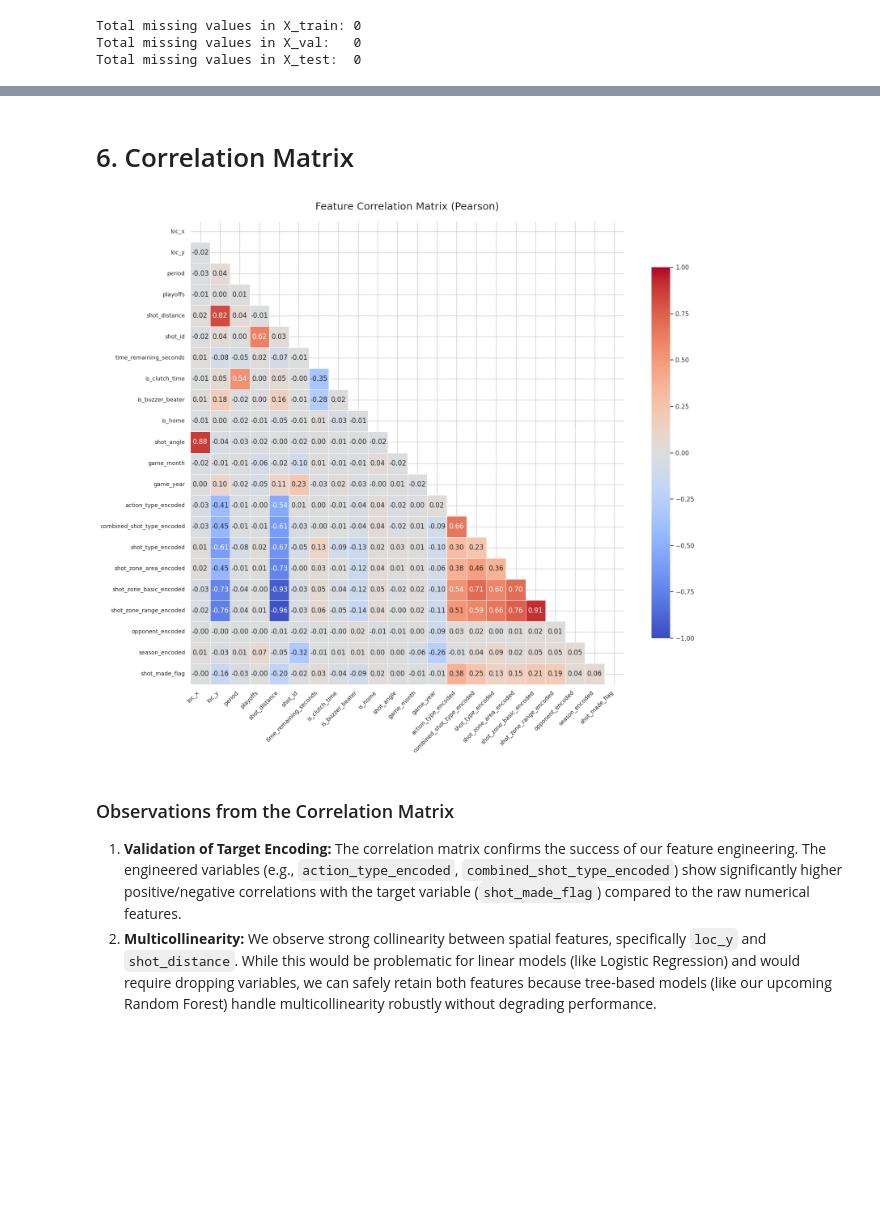
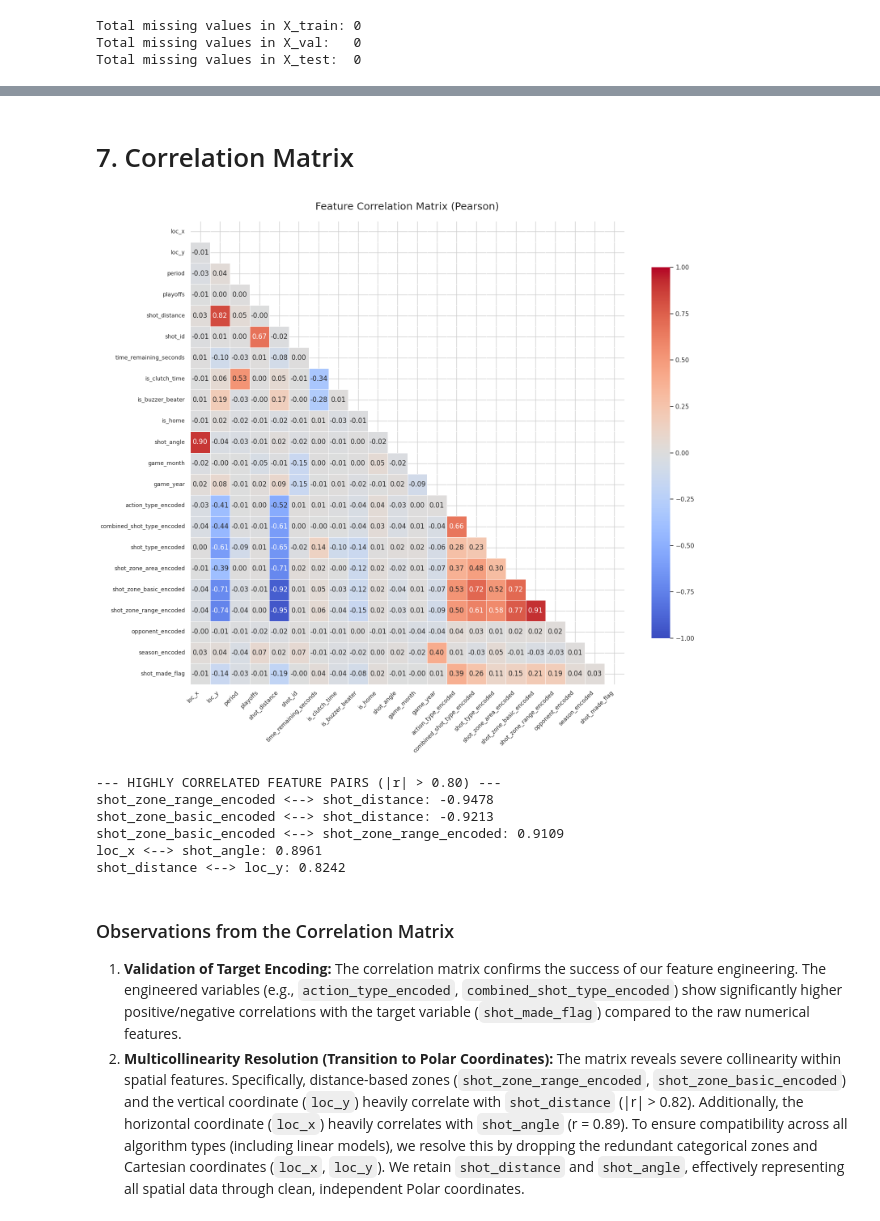
Before and after one commit to damianobenatti02/Kobe-Bryant-Shot-Selection, a Jupyter notebook: software/kobe_analysis.ipynb, the cells around one changed output, grey strips where cells are left out. Drawn from its saved outputs; the diff is of its cells as text; code cells hidden in the pictures; blank space fills up the shorter version.

```diff
--- a/software/kobe_analysis.ipynb
+++ b/software/kobe_analysis.ipynb
@@ -298,5 +406,5 @@ Name: count, dtype: int64
 # %% [markdown]
-# 6. Correlation Matrix
+# 7. Correlation Matrix
 # %%
 # We calculate the Pearson correlation matrix to identify linear relationships
 # between features and check for multicollinearity before modeling.
@@ -310,36 +418,63 @@ corr_matrix = df_corr.corr()
 
 # 3. Create a mask to hide the upper triangle (since the matrix is symmetrical)
 # This makes the plot much cleaner and more professional
 mask = np.triu(np.ones_like(corr_matrix, dtype=bool))
 
 # 4. Set up the matplotlib figure
 plt.figure(figsize=(16, 14))
 
 # 5. Draw the heatmap
 sns.heatmap(
     corr_matrix,
     mask=mask,
     cmap='coolwarm',   # Red = Positive correlation, Blue = Negative correlation
     vmax=1.0, vmin=-1.0,
     center=0,
     annot=True,        # Show the actual correlation numbers
     fmt=".2f",         # Format numbers to 2 decimal places
     linewidths=.5,
     cbar_kws={"shrink": .8}
 )
 
 # 6. Formatting
 plt.title("Feature Correlation Matrix (Pearson)", fontsize=18, pad=20)
 plt.xticks(rotation=45, ha='right', fontsize=10)
 plt.yticks(fontsize=10)
 plt.tight_layout()
 
 plt.show()
 
-# (Optional clean up: df_corr is temporary, so X_train remains clean for the model)
+# 7. Check and print highly correlated feature pairs to analyze multicollinearity
+print("\n--- HIGHLY CORRELATED FEATURE PAIRS (|r| > 0.80) ---")
+threshold = 0.80
+
+# Unstack the matrix to get a list of all pairs
+corr_pairs = corr_matrix.unstack().sort_values(key=abs, ascending=False)
+
+# Filter out self-correlations (1.0) and weak correlations
+highly_correlated = corr_pairs[(abs(corr_pairs) > threshold) & (corr_pairs < 1.0)]
+
+# Use a set to avoid printing both A<->B and B<->A
+printed_pairs = set()
+for (feat1, feat2), corr_value in highly_correlated.items():
+    # We only care about feature-to-feature correlation, ignore the target variable
+    if feat1 != 'shot_made_flag' and feat2 != 'shot_made_flag':
+        pair = frozenset([feat1, feat2])
+        if pair not in printed_pairs:
+            print(f"{feat1} <--> {feat2}: {corr_value:.4f}")
+            printed_pairs.add(pair)
+
+if not printed_pairs:
+    print(f"No feature pairs found with correlation above {threshold}.")
 # %% [output]
-[figure, old version]
+[figure, new version]
+--- HIGHLY CORRELATED FEATURE PAIRS (|r| > 0.80) ---
+shot_zone_range_encoded <--> shot_distance: -0.9478
+shot_zone_basic_encoded <--> shot_distance: -0.9213
+shot_zone_basic_encoded <--> shot_zone_range_encoded: 0.9109
+loc_x <--> shot_angle: 0.8961
+shot_distance <--> loc_y: 0.8242
 # %% [markdown]
 ### Observations from the Correlation Matrix
 1. **Validation of Target Encoding:** The correlation matrix confirms the success of our feature engineering. The engineered variables (e.g., `action_type_encoded`, `combined_shot_type_encoded`) show significantly higher positive/negative correlations with the target variable (`shot_made_flag`) compared to the raw numerical features.
-2. **Multicollinearity:** We observe strong collinearity between spatial features, specifically `loc_y` and `shot_distance`. While this would be problematic for linear models (like Logistic Regression) and would require dropping variables, we can safely retain both features because tree-based models (like our upcoming Random Forest) handle multicollinearity robustly without degrading performance.
+2. **Multicollinearity Resolution (Transition to Polar Coordinates):** The matrix reveals severe collinearity within spatial features. Specifically, distance-based zones (`shot_zone_range_encoded`, `shot_zone_basic_encoded`) and the vertical coordinate (`loc_y`) heavily correlate with `shot_distance` (|r| > 0.82). Additionally, the horizontal coordinate (`loc_x`) heavily correlates with `shot_angle` (r = 0.89). To ensure compatibility across all algorithm types (including linear models), we resolve this by dropping the redundant categorical zones and Cartesian coordinates (`loc_x`, `loc_y`). We retain `shot_distance` and `shot_angle`, effectively representing all spatial data through clean, independent Polar coordinates.
```
Also changed, not shown: parts of 34 cells of this notebook, 2 other files.
